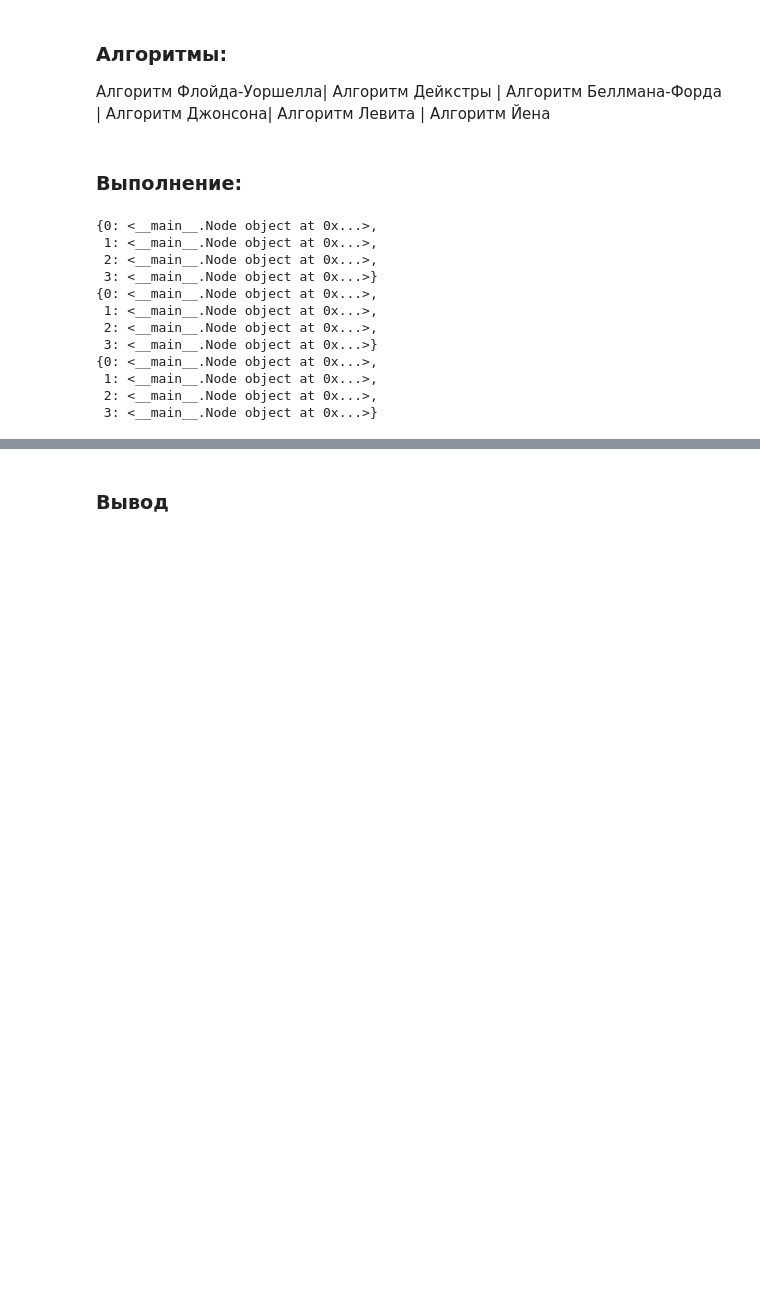
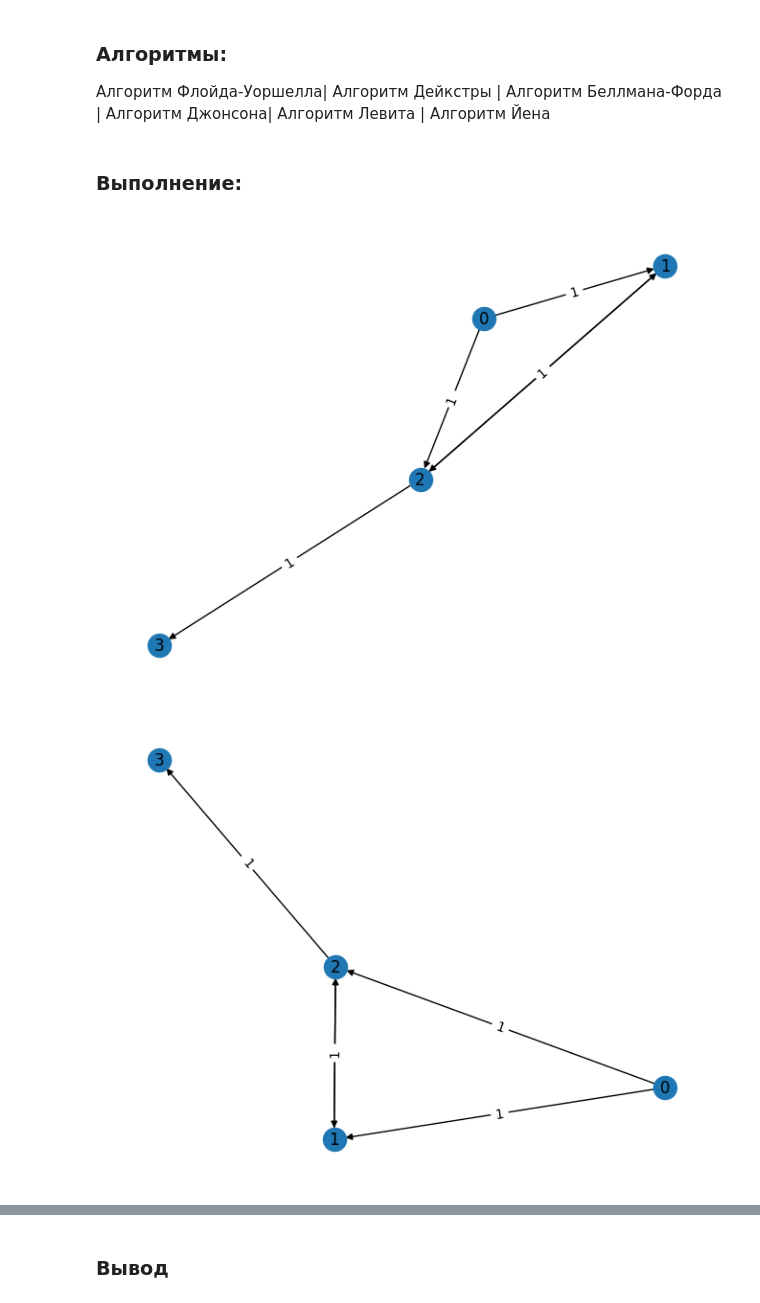
Before and after one commit to Abcdeshka/SIAOD, a Jupyter notebook: Lab3.ipynb, the cells around one changed output, grey strips where cells are left out. Cells and saved outputs as stored; diff of their text form; code cells hidden in the pictures; blank space fills up the shorter version.

Commit message:
add visual

```diff
--- a/Lab3.ipynb
+++ b/Lab3.ipynb
@@ -27,11 +29,11 @@ from pprint import pprint
 # класс узла
 class Node:
     value : int
-    edges=[]
-    parents=dict()
 
     def __init__(self, value) -> None:
         self.value = value
+        self.edges=[]
+        self.parents=dict()
 
 # класс ребра
 class Edge:
@@ -71,6 +73,8 @@ def adjGraph(graphData):
     for ind,row in enumerate(graphData):
         node = addOrGetNode(graph, ind)
         for k,value in enumerate(row):
+            if value==0:
+                continue
             nextNode=addOrGetNode(graph, k)
             if (nextNode==None):
                 continue
@@ -82,10 +86,10 @@ def adjGraph(graphData):
 # для матрицы инцидентности
 def incGraph(inc):
     graph = {}
-    for col in range(len(inc[0])):  # Проходим по столбцам матрицы
+    for col in range(len(inc[0])):  # по столбцам матрицы
         start_node = None
         end_node = None
-        for row in range(len(inc)):  # Проходим по строкам матрицы
+        for row in range(len(inc)):  # по строкам матрицы
             if inc[row][col] == 1:
                 start_node = addOrGetNode(graph, row)
             elif inc[row][col] == -1:
@@ -97,44 +101,46 @@ def incGraph(inc):
             end_node.parents[start_node.value] = edge
 
     return graph
+
+def visualize_graph(graph):
+    G = nx.DiGraph()
+    for node in graph:
+        for edge in graph[node].edges:
+            G.add_edge(node, edge.nextNode.value, weight=edge.weight)
+
+    pos = nx.spring_layout(G)
+    nx.draw(G, pos, with_labels=True)
+    edge_labels = nx.get_edge_attributes(G, 'weight')
+    nx.draw_networkx_edge_labels(G, pos, edge_labels=edge_labels)
+    plt.show()
 # %%
 graphData=[
     [0,1,1],
     [0,2,1],
     [1,2,1],
     [2,1,1],
     [2,3,1]
 ]
 graph=createGraph(graphData)
-pprint(graph)
+visualize_graph(graph)
 
 adj = [
     [0,1,1,0],
     [0,0,1,0],
     [0,1,0,1],
     [0,0,0,0],
 ]
 graph=adjGraph(adj)
-pprint(graph)
+visualize_graph(graph)
 
 inc =[
     [ 1,  1, 0,  0, 0],
     [-1,  0, 1, -1, 0],
     [ 0, -1,-1,  1, 1],
     [ 0,  0, 0,  0,-1],
 ]
 graph=incGraph(inc)
-pprint(graph)
+visualize_graph(graph)
 # %% [output]
-{0: <__main__.Node object at 0x...>,
- 1: <__main__.Node object at 0x...>,
- 2: <__main__.Node object at 0x...>,
- 3: <__main__.Node object at 0x...>}
-{0: <__main__.Node object at 0x...>,
- 1: <__main__.Node object at 0x...>,
- 2: <__main__.Node object at 0x...>,
- 3: <__main__.Node object at 0x...>}
-{0: <__main__.Node object at 0x...>,
- 1: <__main__.Node object at 0x...>,
- 2: <__main__.Node object at 0x...>,
- 3: <__main__.Node object at 0x...>}
+[figure, added]
+[figure, added]
```
Also changed, not shown: parts of 2 cells of this notebook.
